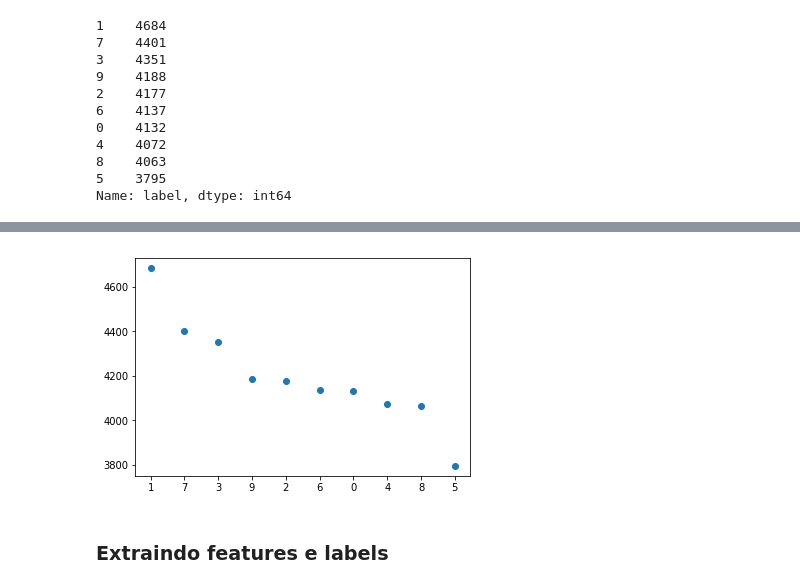
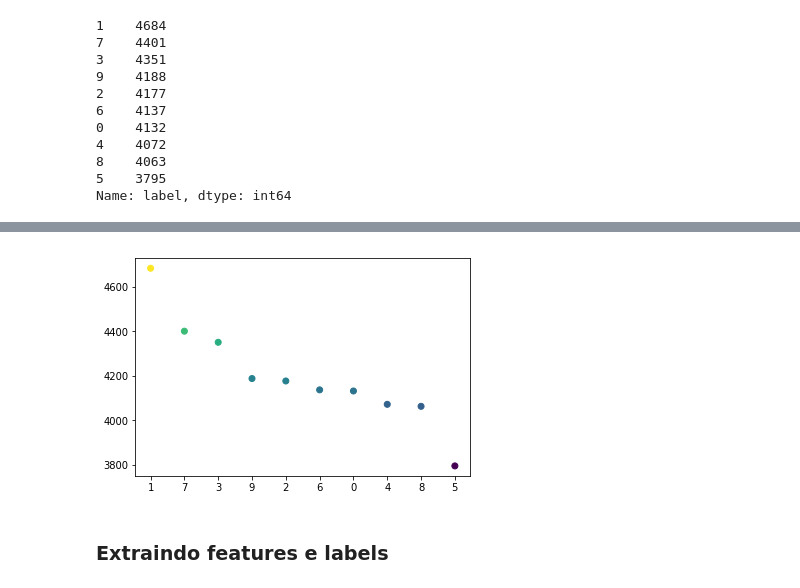
Before and after one commit to michelmelo25/Machine-Learning, a Jupyter notebook: TrabalhoFinal/Digit Recognizer.ipynb, the cells around one changed output, grey strips where cells are left out. Saved outputs shown, nothing was run; the diff lists cells and outputs as text; code cells hidden in the pictures.

```diff
--- a/TrabalhoFinal/Digit Recognizer.ipynb
+++ b/TrabalhoFinal/Digit Recognizer.ipynb
@@ -100,7 +95,7 @@ df_train['label'].value_counts().plot(kind='bar');
 # %%
-plt.scatter(['1','7','3','9','2','6','0','4','8','5'],df_train['label'].value_counts());
+plt.scatter(['1','7','3','9','2','6','0','4','8','5'],df_train['label'].value_counts(),c=df_train['label'].value_counts());
 # %% [output]
-[figure, old version]
+[figure, new version]
 # %% [markdown]
 ### Extraindo features e labels
 # %%
```
Also changed, not shown: parts of 32 cells of this notebook, 2 other files.
